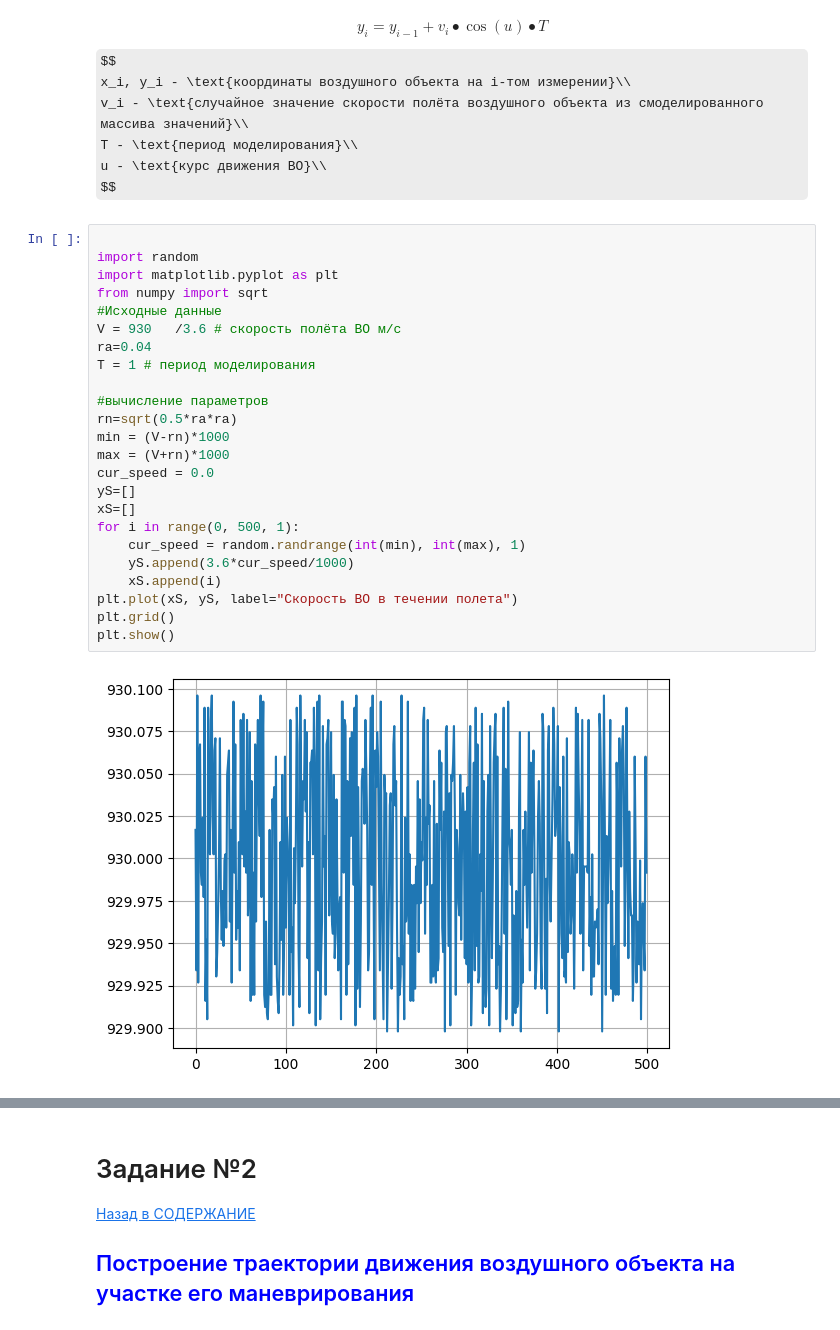
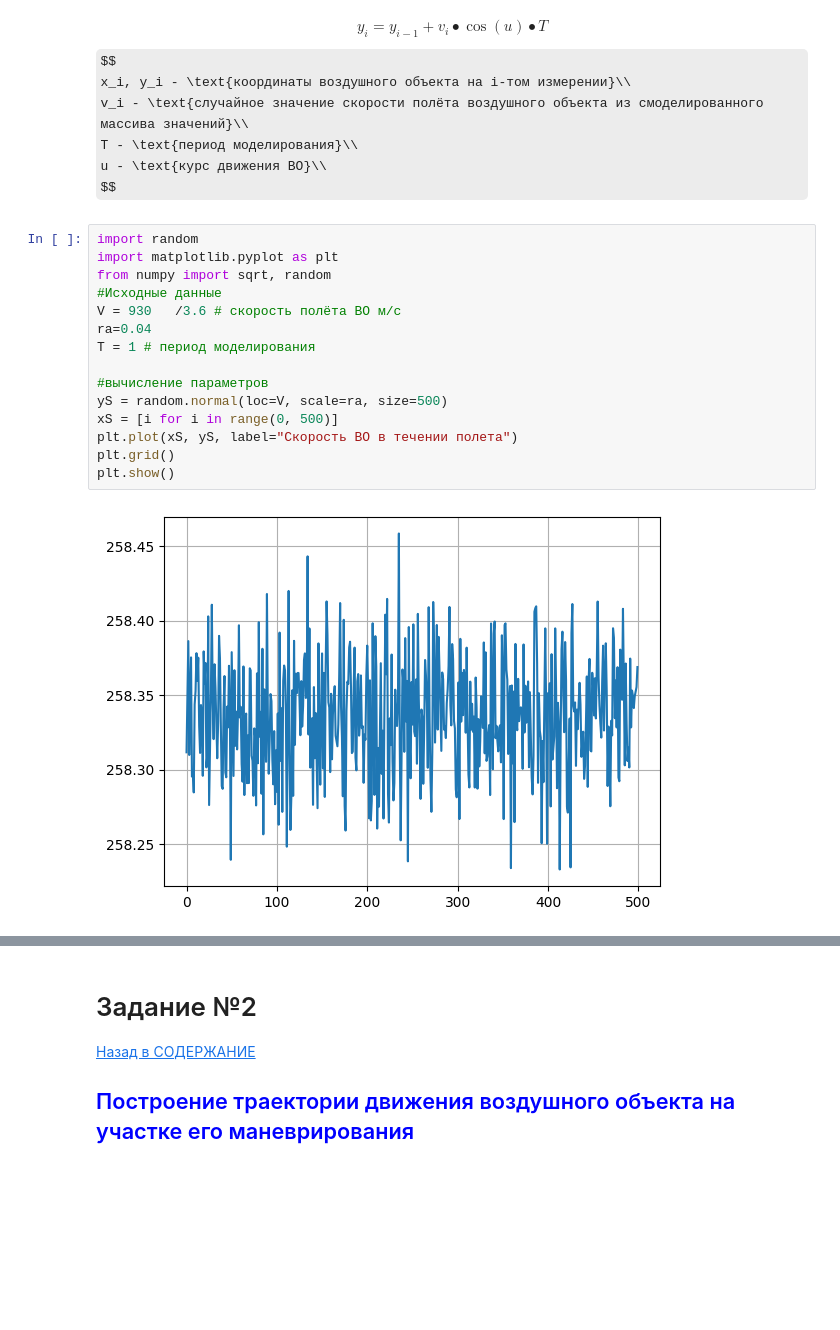
Before and after one commit to Gnom431/Open_ASSN, a Jupyter notebook: АССН_1_траектория.ipynb, the cells around one changed output, grey strips where cells are left out. Drawn from its saved outputs; the diff is of its cells as text; some formulas as TeX source; blank space fills up the shorter version.

```diff
--- a/АССН_1_траектория.ipynb
+++ b/АССН_1_траектория.ipynb
@@ -50,31 +52,22 @@ T - \text{период моделирования}\\
 u - \text{курс движения ВО}\\
 $$
 # %%
-
 import random
 import matplotlib.pyplot as plt
-from numpy import sqrt
+from numpy import sqrt, random
 #Исходные данные
 V = 930   /3.6 # скорость полёта ВО м/с
 ra=0.04
 T = 1 # период моделирования
 
 #вычисление параметров
-rn=sqrt(0.5*ra*ra)
-min = (V-rn)*1000
-max = (V+rn)*1000
-cur_speed = 0.0
-yS=[]
-xS=[]
-for i in range(0, 500, 1):
-    cur_speed = random.randrange(int(min), int(max), 1)
-    yS.append(3.6*cur_speed/1000)
-    xS.append(i)
+yS = random.normal(loc=V, scale=ra, size=500)
+xS = [i for i in range(0, 500)]
 plt.plot(xS, yS, label="Скорость ВО в течении полета")
 plt.grid()
 plt.show()
 # %% [output]
-[figure, old version]
+[figure, new version]
 # %% [markdown]
 ![image-2.png](attachment:image-2.png)
 # %%
```
Also changed, not shown: parts of 5 cells of this notebook.
